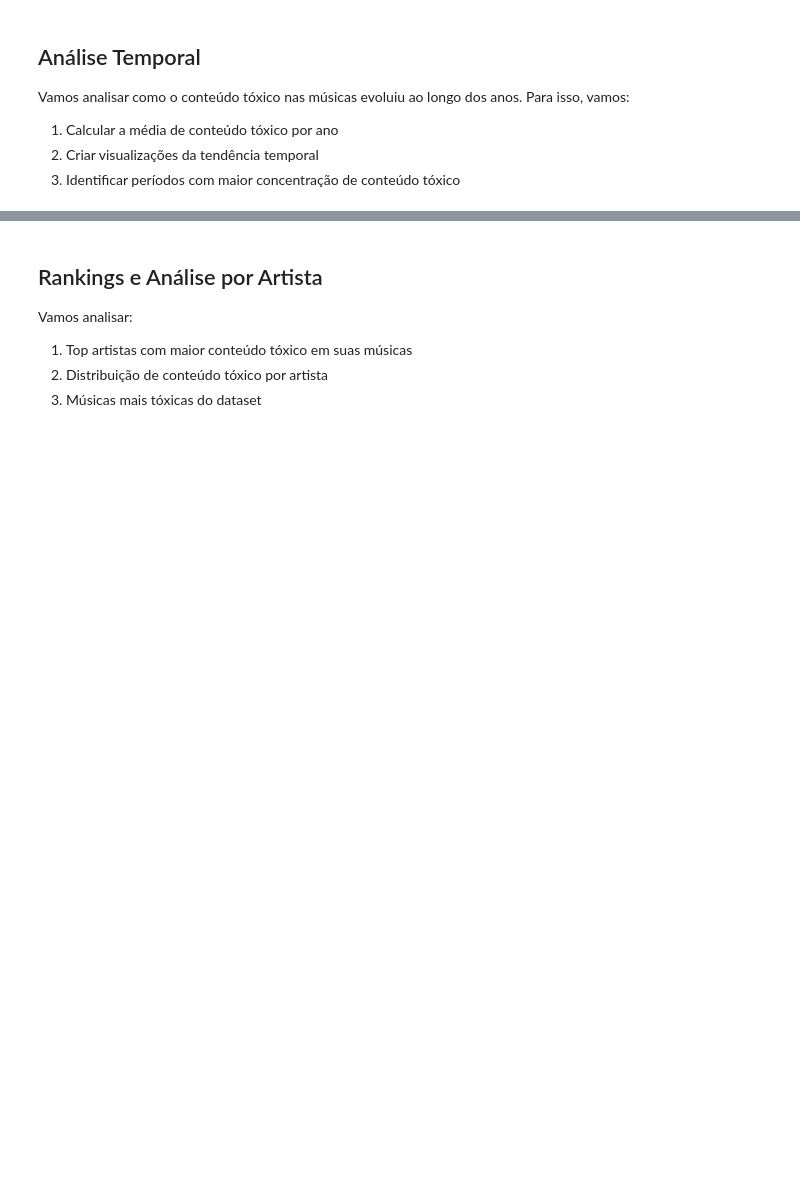
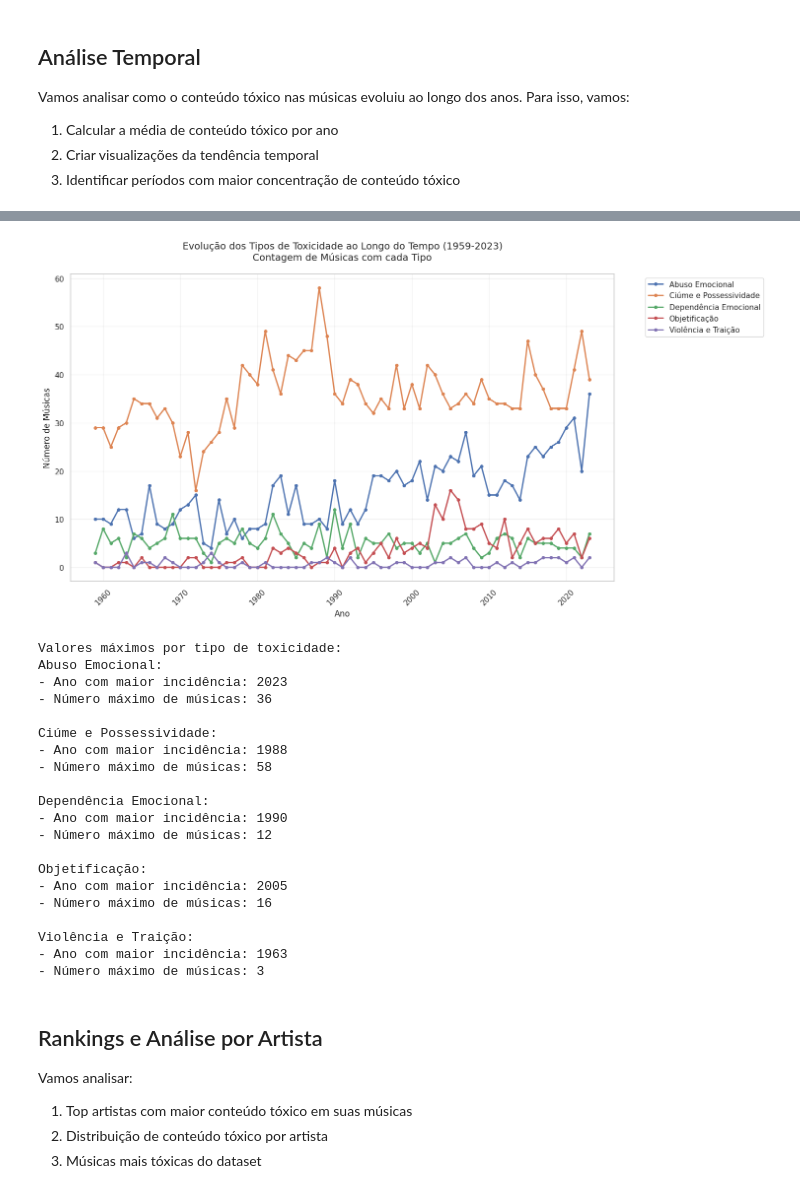
Before and after one commit to hijao08/AprendizadoDeMaquinaMusicas, a Jupyter notebook: src/analise_resultados.ipynb, the cells around one changed output, grey strips where cells are left out. Saved outputs shown, nothing was run; the diff lists cells and outputs as text; code cells hidden in the pictures; blank space fills up the shorter version.

```diff
--- a/src/analise_resultados.ipynb
+++ b/src/analise_resultados.ipynb
@@ -179,6 +177,60 @@ Score Médio: 9.6%
 - Dependência Emocional: 4.2%
 - Objetificação: 5.0%
 - Violência e Traição: 1.2%
+# %%
+# Análise dos tipos de toxicidade por ano - contagem absoluta
+yearly_toxicity_types = df.groupby('ano')[toxic_columns].sum()
+
+# Criar o gráfico de linha
+plt.figure(figsize=(15, 8))
+
+# Plotar uma linha para cada tipo de toxicidade
+for col, col_pt in zip(toxic_columns, toxic_columns_pt):
+    plt.plot(yearly_toxicity_types.index, yearly_toxicity_types[col],
+             label=col_pt, marker='o', markersize=4, linewidth=2)
+
+plt.title('Evolução dos Tipos de Toxicidade ao Longo do Tempo (1959-2023)\nContagem de Músicas com cada Tipo',
+         fontsize=14, pad=20)
+plt.xlabel('Ano', fontsize=12)
+plt.ylabel('Número de Músicas', fontsize=12)
+plt.legend(bbox_to_anchor=(1.05, 1), loc='upper left')
+plt.grid(True, alpha=0.3)
+plt.tick_params(axis='x', rotation=45)
+
+# Ajustar o layout para não cortar a legenda
+plt.tight_layout()
+plt.show()
+
+# Mostrar os valores máximos para cada tipo de toxicidade
+print("\nValores máximos por tipo de toxicidade:")
+for col, col_pt in zip(toxic_columns, toxic_columns_pt):
+    max_year = yearly_toxicity_types[col].idxmax()
+    max_value = yearly_toxicity_types[col].max()
+    print(f"{col_pt}:")
+    print(f"- Ano com maior incidência: {max_year:.0f}")
+    print(f"- Número máximo de músicas: {max_value:.0f}\n")
+# %% [output]
+[figure, added]
+Valores máximos por tipo de toxicidade:
+Abuso Emocional:
+- Ano com maior incidência: 2023
+- Número máximo de músicas: 36
+
+Ciúme e Possessividade:
+- Ano com maior incidência: 1988
+- Número máximo de músicas: 58
+
+Dependência Emocional:
+- Ano com maior incidência: 1990
+- Número máximo de músicas: 12
+
+Objetificação:
+- Ano com maior incidência: 2005
+- Número máximo de músicas: 16
+
+Violência e Traição:
+- Ano com maior incidência: 1963
+- Número máximo de músicas: 3
 # %% [markdown]
 ## Rankings e Análise por Artista
 
```
Also changed, not shown: parts of 3 cells of this notebook.
